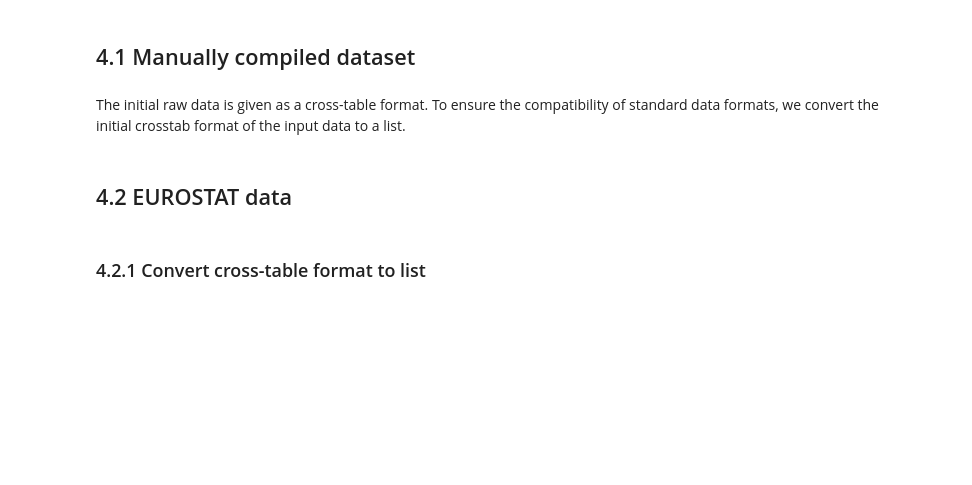
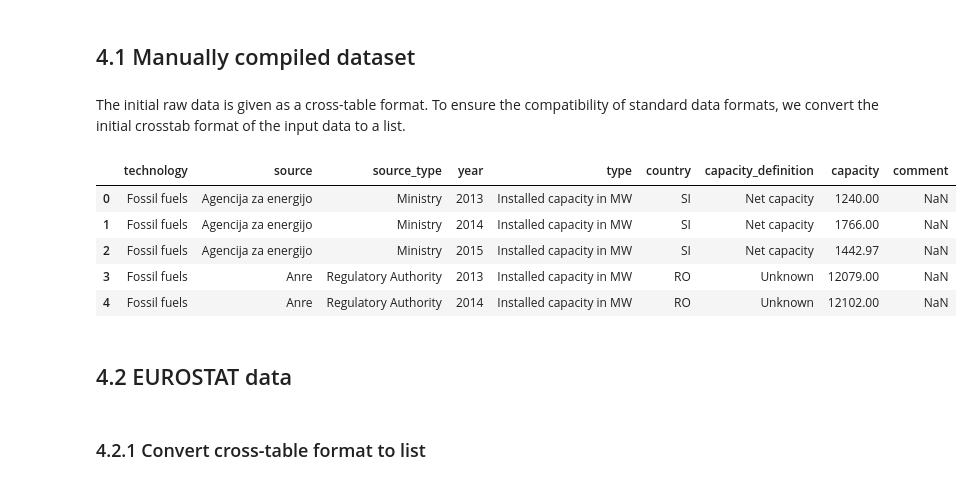
Before and after one commit to Open-Power-System-Data/national_generation_capacity, a Jupyter notebook: processing.ipynb, the cells around one changed output. Cells and saved outputs as stored; diff of their text form; code cells hidden in the pictures; blank space fills up the shorter version.

```diff
--- a/processing.ipynb
+++ b/processing.ipynb
@@ -155,7 +163,7 @@ filepath = os.path.join('input', data_file)
 
 # Read data into pandas
 data_raw = pd.read_excel(filepath,
-                         sheetname='Summary',
+                         sheet_name='Summary',
                          header=None,
                          na_values=['-'],
                          skiprows=0)
@@ -169,7 +177,7 @@ data_raw = data_raw.set_index([0])
 data_raw.index.name = 'technology'
 
 # Extract energylevels from raw data
-energylevels_raw = data_raw.ix[:, 0:5]
+energylevels_raw = data_raw.iloc[:, 0:5]
 
 # Delete definition of energy levels from raw data
 data_raw = data_raw.drop(data_raw.columns[[0, 1, 2, 3, 4]], axis=1)
@@ -355,34 +393,41 @@ data_opsd = pd.DataFrame(data_raw.stack(level=['source', 'source_type', 'year',
                                                'capacity_definition']))
 
 # Reset index for dataframe
 data_opsd = data_opsd.reset_index()
 data_opsd['technology'] = data_opsd['technology'].str.replace('- ', '')
 data_opsd = data_opsd.set_index('technology')
 
 # Delete entries with missing source
 data_opsd = data_opsd[data_opsd['source'].isnull() == False]
 data_opsd = data_opsd[data_opsd['source'] != 0]
 
 # Delete entries from EUROSTAT and entsoe as they will be directly used from original sources
 data_opsd = data_opsd[data_opsd['source'] != 'EUROSTAT']
 data_opsd = data_opsd[data_opsd['source'] != 'entsoe']
 
 
 data_opsd = data_opsd.rename(columns={0: 'capacity'})
 
 data_opsd['capacity'] = pd.to_numeric(data_opsd['capacity'], errors='coerce')
 
 data_opsd = data_opsd.reset_index()
 
 # For some source, permission to publish data
 data_opsd.loc[(data_opsd['source'] == 'ELIA'),
               'comment'] = 'data available, but cannot be provided'
 data_opsd.loc[(data_opsd['source'] == 'BMWi'),
               'comment'] = 'data available, but cannot be provided'
 data_opsd.loc[(data_opsd['source'] == 'Mavir'),
               'comment'] = 'data available, but cannot be provided'
 
-# data_opsd.head()
+data_opsd.head()
+# %% [output]
+|  | technology | source | source_type | year | type | country | capacity_definition | capacity | comment |
+| 0 | Fossil fuels | Agencija za energijo | Ministry | 2013 | Installed capacity in MW | SI | Net capacity | 1240.00 | NaN |
+| 1 | Fossil fuels | Agencija za energijo | Ministry | 2014 | Installed capacity in MW | SI | Net capacity | 1766.00 | NaN |
+| 2 | Fossil fuels | Agencija za energijo | Ministry | 2015 | Installed capacity in MW | SI | Net capacity | 1442.97 | NaN |
+| 3 | Fossil fuels | Anre | Regulatory Authority | 2013 | Installed capacity in MW | RO | Unknown | 12079.00 | NaN |
+| 4 | Fossil fuels | Anre | Regulatory Authority | 2014 | Installed capacity in MW | RO | Unknown | 12102.00 | NaN |
 # %% [markdown]
 ## 4.2 EUROSTAT data
 # %% [markdown]
```
Also changed, not shown: parts of 22 cells of this notebook.
